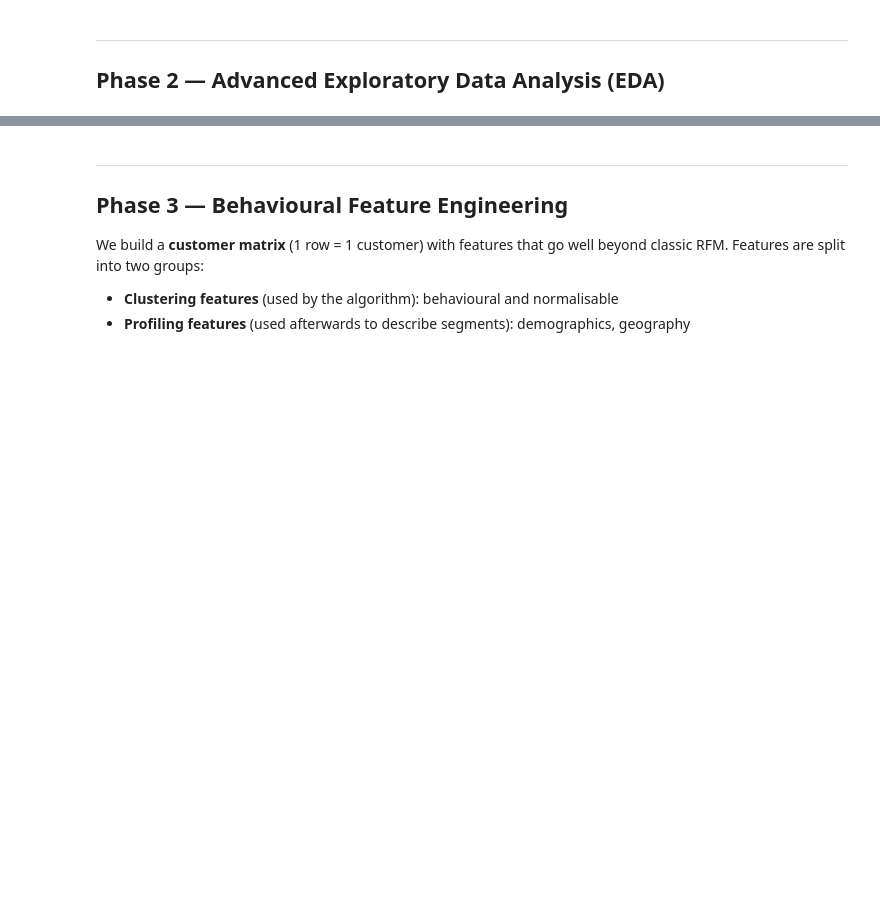
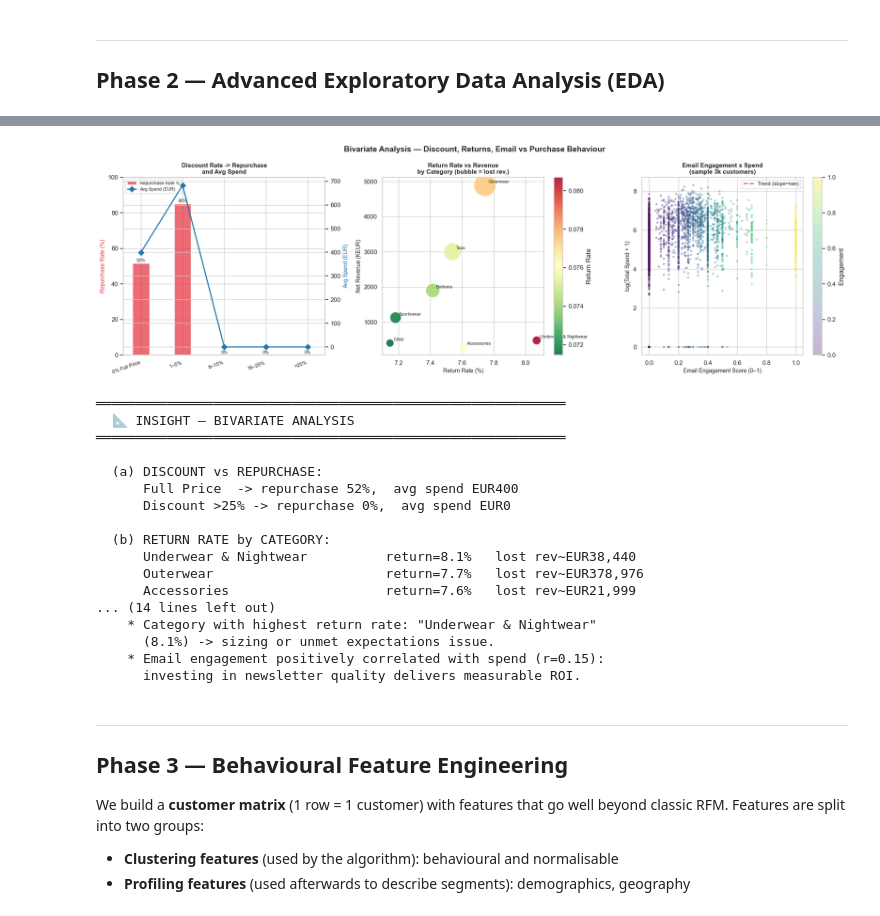
Before and after one commit to rivaedoardo62-boop/data-science-in-action-, a Jupyter notebook: jakala_segmentation_advanced.ipynb, the cells around one changed output, grey strips where cells are left out. Saved outputs shown, nothing was run; the diff lists cells and outputs as text; code cells hidden in the pictures; blank space fills up the shorter version.

```diff
--- a/jakala_segmentation_advanced.ipynb
+++ b/jakala_segmentation_advanced.ipynb
@@ -580,11 +671,12 @@ cust_disc['discount_bucket'] = pd.cut(
     bins=[-0.1, 0, 5, 15, 25, 100],
     labels=['0% Full Price', '1–5%', '6–15%', '16–25%', '>25%']
 )
-disc_agg = (cust_disc.groupby('discount_bucket', observed=True)
+disc_agg = (cust_disc.groupby('discount_bucket', observed=False)
             .agg(repurchase_rate=('repurchased','mean'),
                  avg_spend=('total_spend','mean'),
                  n_clients=('customer_id','count'))
-            .reset_index())
+            .reset_index()
+            .fillna({'repurchase_rate': 0, 'avg_spend': 0, 'n_clients': 0}))
 
 # (b) Return rate by category ────────────────────────────────────────
 cat_returns = df.groupby('category').agg(
@@ -681,33 +773,52 @@ print('\n' + '═'*60)
 print('  📐 INSIGHT — BIVARIATE ANALYSIS')
 print('═'*60)
 print()
 print('  (a) DISCOUNT vs REPURCHASE:')
 print(f'      Full Price  -> repurchase {full_price_rr:.0f}%,  avg spend EUR{full_price_sp:,.0f}')
 print(f'      Discount >25% -> repurchase {high_disc_rr:.0f}%,  avg spend EUR{high_disc_sp:,.0f}')
 print()
 print('  (b) RETURN RATE by CATEGORY:')
 for _, r in cat_returns.sort_values('return_rate', ascending=False).iterrows():
     print(f'      {r["category"]:<30} return={r["return_rate"]:.1%}   lost rev~EUR{r["return_revenue_lost"]:,.0f}')
 print()
 print('  (c) ENGAGEMENT x SPEND CORRELATION:')
 corr = _sample[['engagement','total_spend']].corr().iloc[0,1]
 print(f'      Pearson correlation: {corr:.3f}')
 print(f'      Log-spend trend slope: {z[0]:.2f} (higher = stronger link)')
 print('═'*60)
 print()
 print('  ➡ TAKEAWAY BUSINESS:')
 if full_price_rr > high_disc_rr:
     print(f'    * Full-price customers have HIGHER repurchase rate ({full_price_rr:.0f}%)')
     print(f'      compared to customers with discount >25% ({high_disc_rr:.0f}%).')
     print(f'      Offering discounts does NOT build loyalty — it creates bargain hunters.')
 else:
     print(f'    * Customers with discount >25% return more often ({high_disc_rr:.0f}%)')
     print(f'      but spend less (EUR{high_disc_sp:,.0f} vs EUR{full_price_sp:,.0f}).')
     print(f'      -> Discount lever should activate, not retain.')
 print(f'    * Category with highest return rate: "{top_return_cat["category"]}"')
 print(f'      ({top_return_cat["return_rate"]:.1%}) -> sizing or unmet expectations issue.')
 print(f'    * Email engagement positively correlated with spend (r={corr:.2f}):')
 print(f'      investing in newsletter quality delivers measurable ROI.')
+# %% [output]
+[figure, added]
+════════════════════════════════════════════════════════════
+  📐 INSIGHT — BIVARIATE ANALYSIS
+════════════════════════════════════════════════════════════
+
+  (a) DISCOUNT vs REPURCHASE:
+      Full Price  -> repurchase 52%,  avg spend EUR400
+      Discount >25% -> repurchase 0%,  avg spend EUR0
+
+  (b) RETURN RATE by CATEGORY:
+      Underwear & Nightwear          return=8.1%   lost rev~EUR38,440
+      Outerwear                      return=7.7%   lost rev~EUR378,976
+      Accessories                    return=7.6%   lost rev~EUR21,999
+... (14 lines left out)
+    * Category with highest return rate: "Underwear & Nightwear"
+      (8.1%) -> sizing or unmet expectations issue.
+    * Email engagement positively correlated with spend (r=0.15):
+      investing in newsletter quality delivers measurable ROI.
 # %% [markdown]
 ---
 ## Phase 3 — Behavioural Feature Engineering
```
Also changed, not shown: parts of 33 cells of this notebook, 18 other files.
